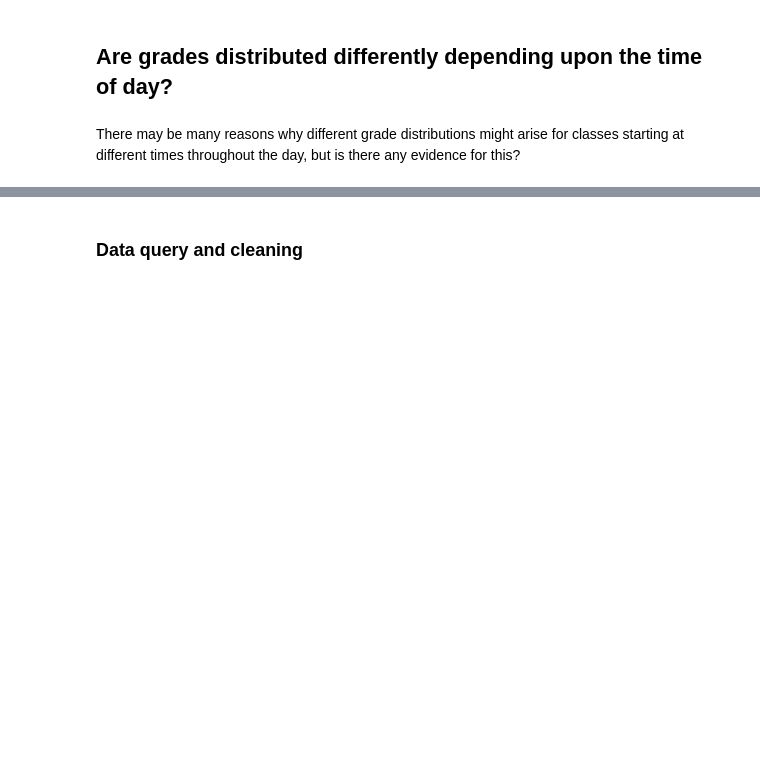
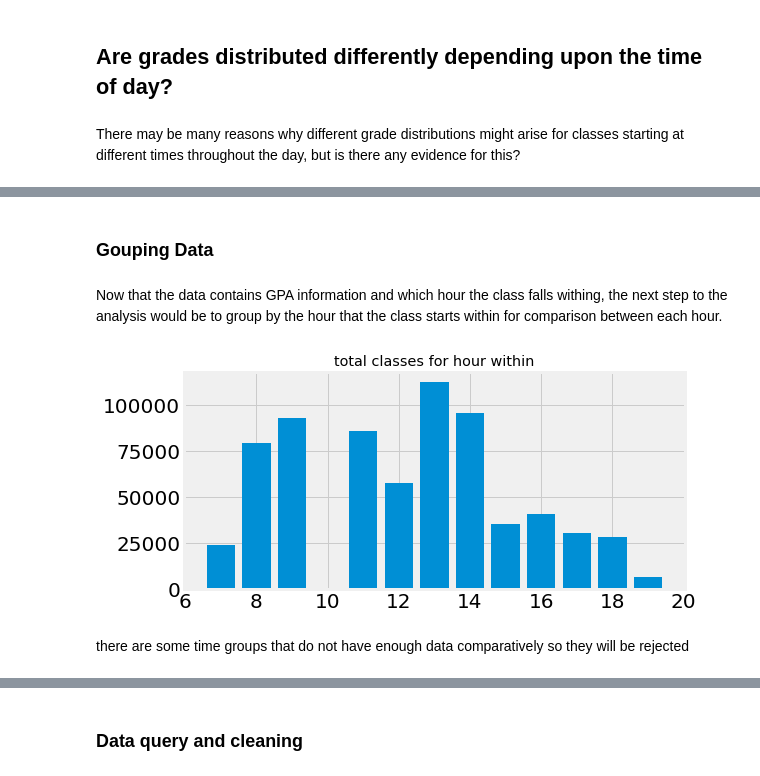
Before and after one commit to npschafer/mod3-project, a Jupyter notebook: final_notebook.ipynb, the cells around one changed output, grey strips where cells are left out. Drawn from its saved outputs; the diff is of its cells as text; code cells hidden in the pictures; blank space fills up the shorter version.

```diff
--- a/final_notebook.ipynb
+++ b/final_notebook.ipynb
@@ -73,0 +281,8 @@ There may be many reasons why different grade distributions might arise for clas
+# %%
+grades = df[important_grades].copy()
+df["total"] = grades.sum(axis=1)
+important_grades_ratios = list(map(lambda x: x + "_ratio", important_grades))
+df[important_grades_ratios] = grades[important_grades].apply(lambda x: x / df["total"])
+# %%
+gpa_scale = np.array([0, 1, 2, 2.5, 3, 3.5, 4], dtype="float32")
+df["gpa"] = df[important_grades_ratios].apply(lambda x: np.dot(x, gpa_scale), axis=1)
@@ -73,0 +291,2 @@ There may be many reasons why different grade distributions might arise for clas
+# %%
+df["hour_within"] = df["start_time"].apply(lambda x: x // 1)
@@ -73,0 +302,19 @@ There may be many reasons why different grade distributions might arise for clas
+# %% [markdown]
+### Gouping Data
+# %% [markdown]
+Now that the data contains GPA information and which hour the class falls withing, the next step to the analysis would be to group by the hour that the class starts within for comparison between each hour.
+# %%
+# group
+gpa_within_hour = df[["gpa", "hour_within"]].groupby("hour_within")
+# %%
+plt.figure(figsize=(8,4 ))
+lens = []
+for i in gpa_within_hour:
+    lens.append(len(i[1]))
+plt.bar(list(gpa_within_hour.groups.keys()), lens)
+plt.title("total classes for hour within")
+plt.show()
+# %% [output]
+[figure, added]
+# %% [markdown]
+there are some time groups that do not have enough data comparatively so they will be rejected
```
Also changed, not shown: parts of 50 cells of this notebook, 2 other files.
